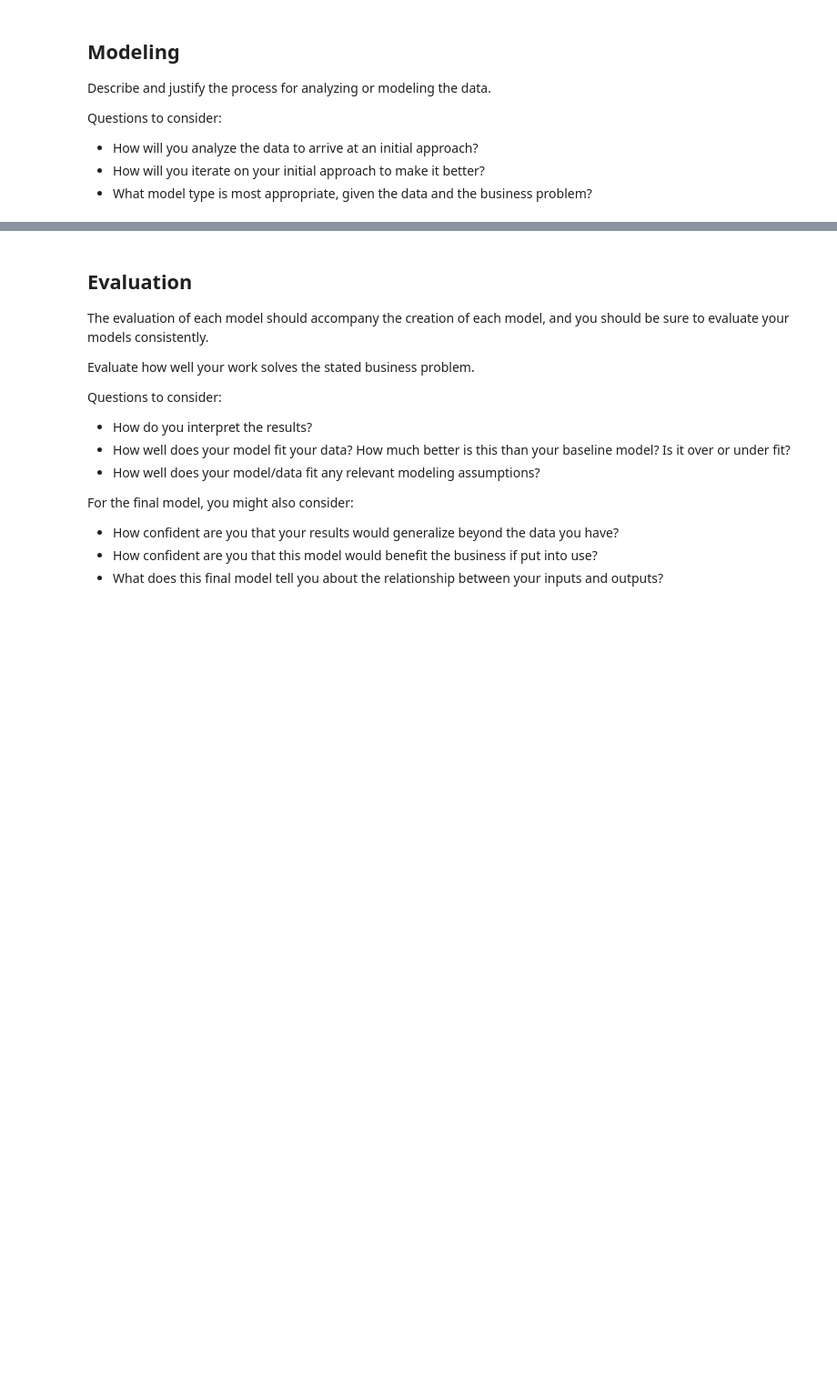
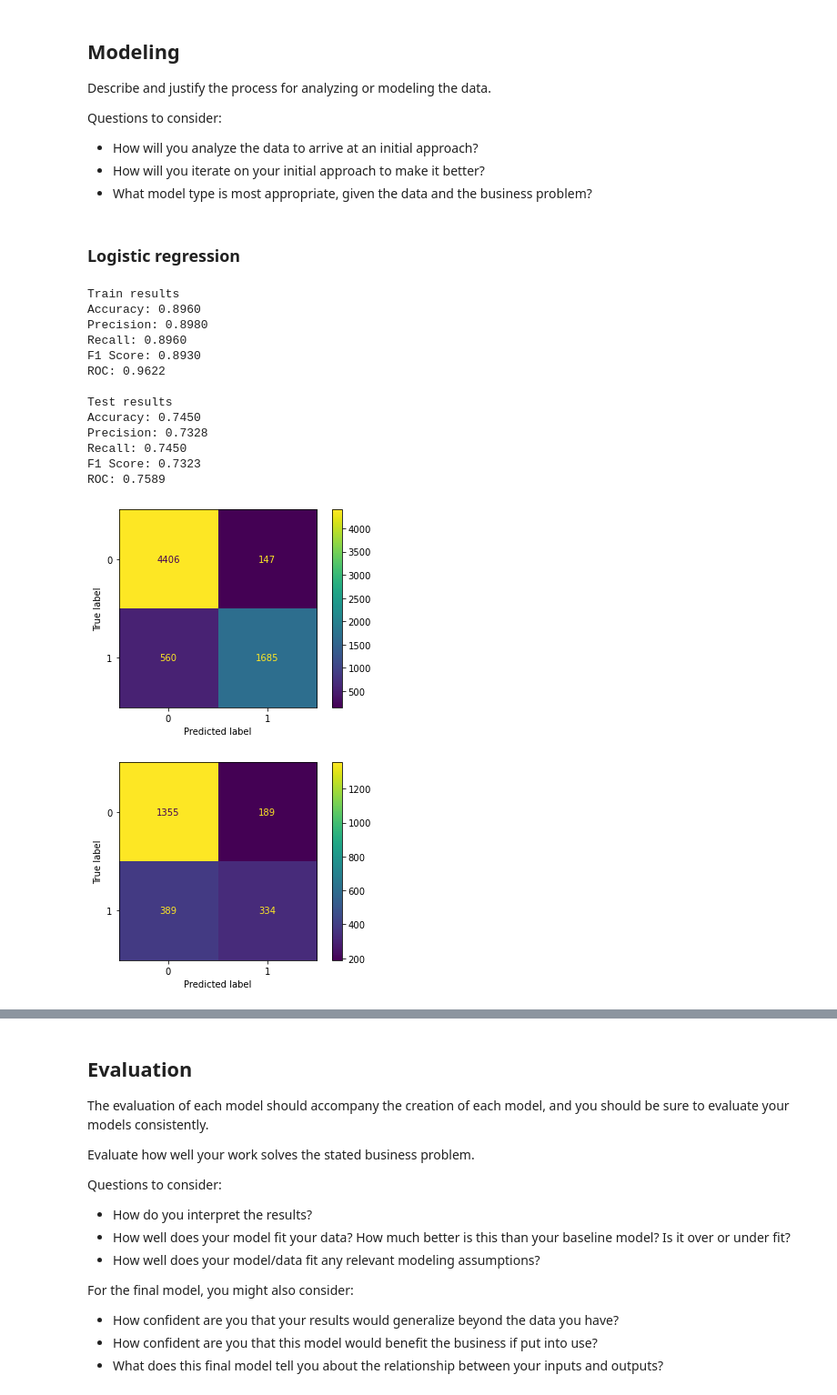
Before and after one commit to marvelje/Twitter-Emotions-Project, a Jupyter notebook: Notebooks/Jeff/jeff_notebook.ipynb, the cells around one changed output, grey strips where cells are left out. Shown: that part at 91% size. Drawn from its saved outputs; the diff is of its cells as text; code cells hidden in the pictures; blank space fills up the shorter version.

```diff
--- a/Notebooks/Jeff/jeff_notebook.ipynb
+++ b/Notebooks/Jeff/jeff_notebook.ipynb
@@ -303,8 +369,8 @@ Questions to consider:
 # First model is simple multinomial naive bayes
 
 # Define our X and y
-X = df['clean_tweet']
-y = df['sentiment']
+X = df_clean['clean_tweet']
+y = df_clean['sentiment']
 
-# Split
+# Split the data
 X_train, X_test, y_train, y_test = train_test_split(X, y, test_size=0.25, random_state=42)
@@ -316,5 +377,9 @@ vectorizer = TfidfVectorizer(
-# %%
-vectorizer.fit(X_train)
-
-X_train_vec = vectorizer.transform(X_train)
-X_test_vec = vectorizer.transform(X_test)
+# %%
+# Create CountVectorizer
+
+cv_vectorizer = CountVectorizer()
+
+cv_vectorizer.fit(X_train)
+
+X_train_cvec = cv_vectorizer.transform(X_train)
+X_test_cvec = cv_vectorizer.transform(X_test)
@@ -320,0 +395,43 @@ X_test_vec = vectorizer.transform(X_test)
+# %%
+# Create dataframe to store the results
+
+index = ['log_reg_ct', 'log_reg_td', 'bayes_ct', 'bayes_td', 'rf_ct', 'rf_td', 'boost_ct', 'boost_td']
+cols = ['Accuracy', 'Precision', 'Recall', 'F1']
+
+df_results = pd.DataFrame(index=index, columns=cols)
+# %% [markdown]
+### Logistic regression
+# %%
+# Using count vectorizer
+
+log_reg_ct = LogisticRegression(random_state=42, max_iter=10000)
+
+log_reg_ct.fit(X_train_cvec, y_train)
+
+
+for i, item in enumerate([(X_train_cvec, y_train), (X_test_cvec, y_test)]):
+    if i == 0:
+        print("Train results")
+    else:
+        print("Test results")
+
+    acc, prec, rec, f1 = evaluate_model(log_reg_ct, item[0], item[1], plot_cf=True)
+    print('')
+
+df_results.iloc[0,:] = [acc, prec, recall, f1]
+# %% [output]
+Train results
+Accuracy: 0.8960
+Precision: 0.8980
+Recall: 0.8960
+F1 Score: 0.8930
+ROC: 0.9622
+
+Test results
+Accuracy: 0.7450
+Precision: 0.7328
+Recall: 0.7450
+F1 Score: 0.7323
+ROC: 0.7589
+[figure, added]
+[figure, added]
```
Also changed, not shown: parts of 49 cells of this notebook.
